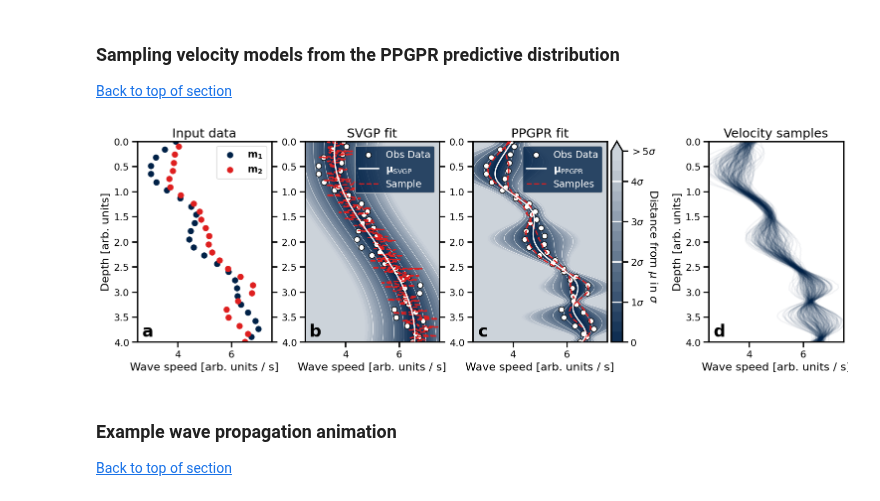
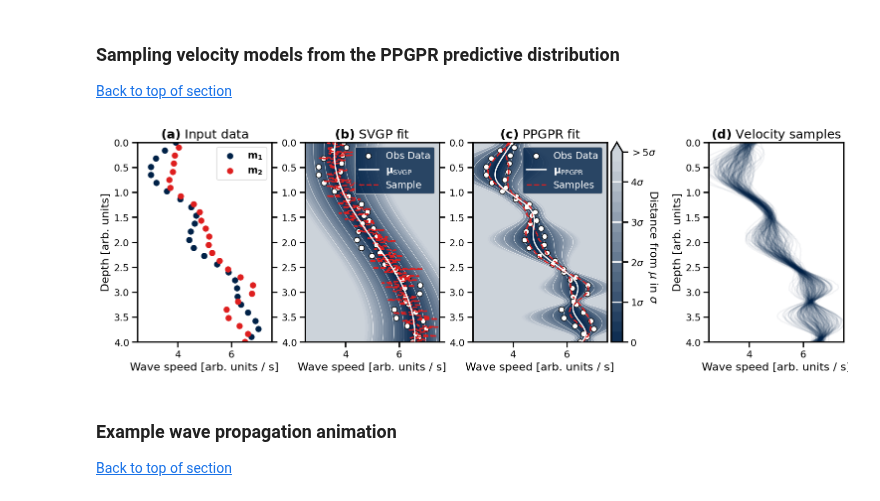
Before and after one commit to sscivier/gp-prob-earthquake-shaking, a Jupyter notebook: workflow_cuda.ipynb, the cells around one changed output. Cells and saved outputs as stored; diff of their text form; code cells hidden in the pictures.

Commit message:
update figure

```diff
--- a/workflow_cuda.ipynb
+++ b/workflow_cuda.ipynb
@@ -689,43 +689,38 @@ axs[2].plot(mean_ppgpr, test_x.cpu(), label=r"$\bf{\mu}_{\text{PPGPR}}$", color=
 for i in range(2):
     if i == 0:
         axs[2].plot(out_samples_ppgpr[i], test_x.cpu(), color=colors[3], ls="--", label=f"Samples", zorder=3)
     else:
         axs[2].plot(out_samples_ppgpr[i], test_x.cpu(), color=colors[3], ls="--", zorder=3)
 
 axs[2].legend(facecolor=colors[0], labelcolor="white", loc="upper right")
 
 cbar = fig.colorbar(c, cax=axs[3])
 cbar.set_ticks([0, 1, 2, 3, 4, 5])
 cbar.set_ticklabels([r"0", r"1$\sigma$", r"2$\sigma$", r"3$\sigma$", r"4$\sigma$", r"$>$5$\sigma$"])
 cbar.set_label("Distance from $\mu$ in $\sigma$", rotation=270)
 
 axs[3].invert_yaxis()
 
 axs[4].axis("off")
 
 for i in range(1, 5):
     cbar.ax.axhline(i, color="white", lw=2)
 
 for i in range(n_samples):
     axs[5].plot(velocity_samples[i], np.linspace(0, 4, n_points), color=colors[0], alpha=0.05)
 
 axs[5].set_ylabel("Depth [arb. units]")
 
-axs[0].text(0.075, 0.05, r"$\bf{a}$", transform=axs[0].transAxes, fontsize=24, ha="center", va="center")
-axs[1].text(0.075, 0.05, r"$\bf{b}$", transform=axs[1].transAxes, fontsize=24, ha="center", va="center")
-axs[2].text(0.075, 0.05, r"$\bf{c}$", transform=axs[2].transAxes, fontsize=24, ha="center", va="center")
-axs[5].text(0.075, 0.05, r"$\bf{d}$", transform=axs[5].transAxes, fontsize=24, ha="center", va="center")
-
-axs[0].set_title("Input data")
-axs[1].set_title("SVGP fit")
-axs[2].set_title("PPGPR fit")
-axs[5].set_title("Velocity samples")
+axs[0].set_title(r"$\bf{(a)}$ Input data")
+axs[1].set_title(r"$\bf{(b)}$ SVGP fit")
+axs[2].set_title(r"$\bf{(c)}$ PPGPR fit")
+axs[5].set_title(r"$\bf{(d)}$ Velocity samples")
 
 # plt.savefig("./figures/data_fit_samples.pdf", bbox_inches="tight")
 
 plt.show()
 # %% [output]
-[figure, old version]
+[figure, new version]
 # %% [markdown]
 ### Example wave propagation animation
 
```
Also changed, not shown: 1 other file.
